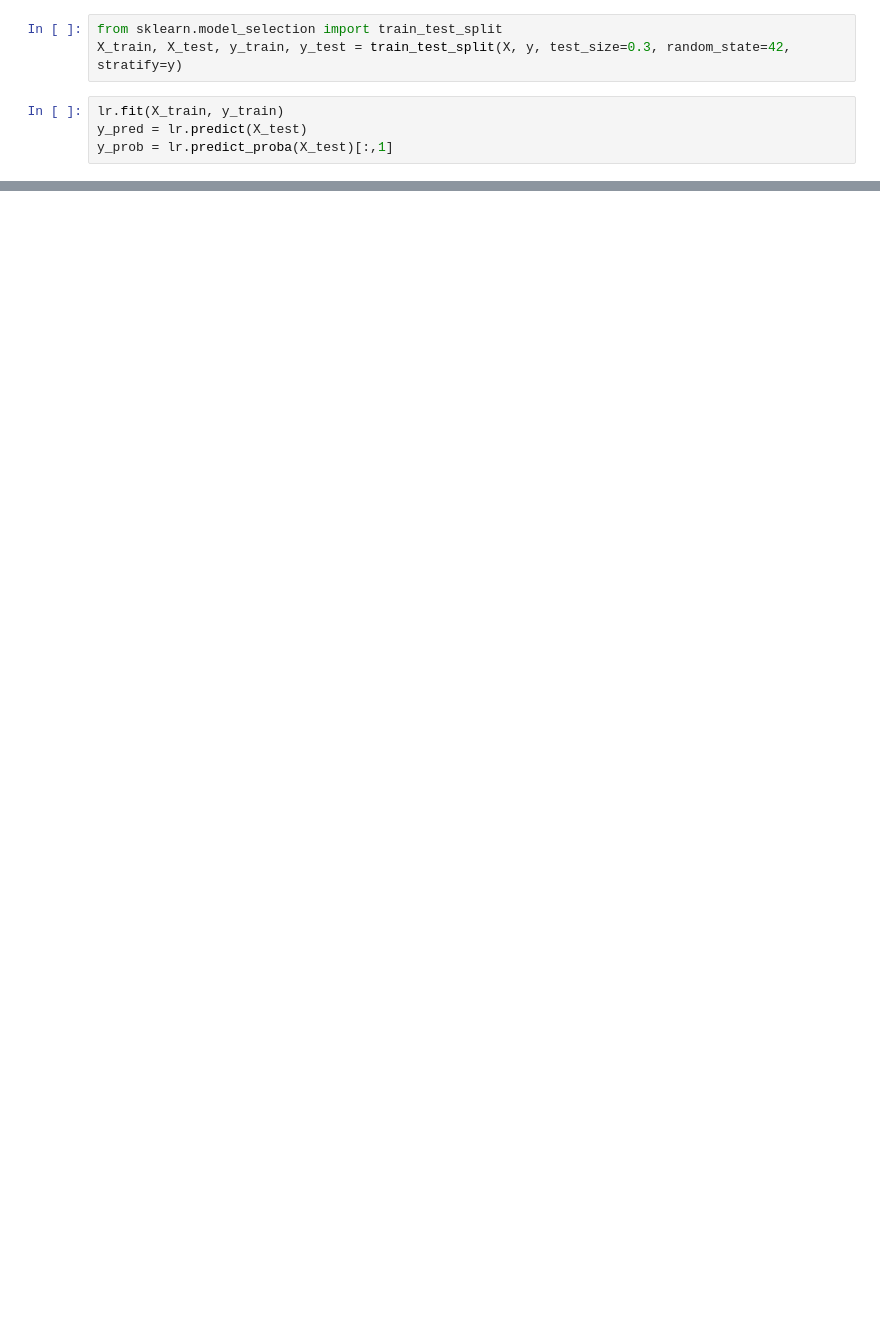
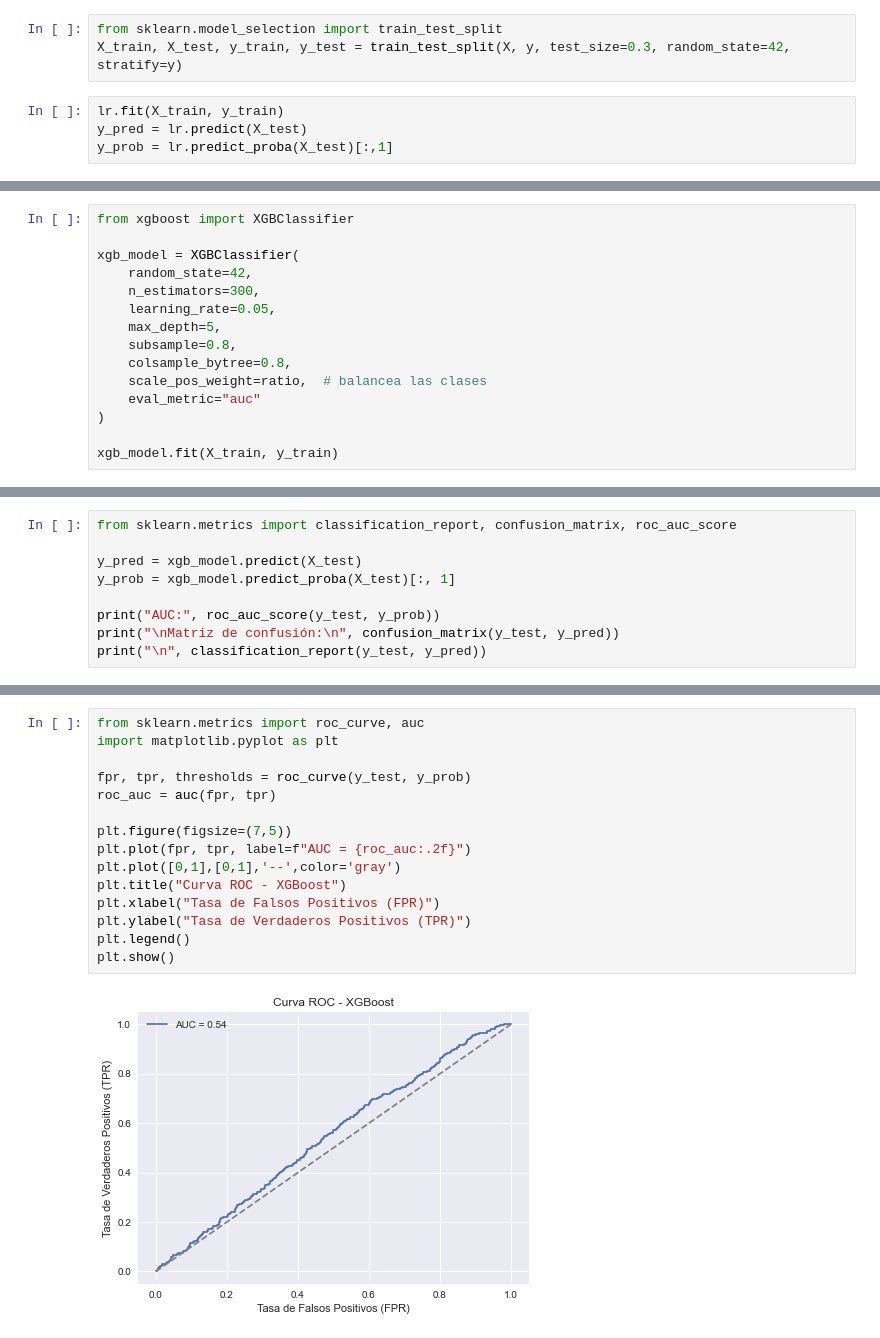
Before and after one commit to NestorDiazDataSC/Analisis_de_Datos, a Jupyter notebook: Credit_Card/CreditCard.ipynb, the cells around one changed output, grey strips where cells are left out. Drawn from its saved outputs; the diff is of its cells as text; blank space fills up the shorter version.

```diff
--- a/Credit_Card/CreditCard.ipynb
+++ b/Credit_Card/CreditCard.ipynb
@@ -639,0 +827,15 @@ mostrar_metricas(y_test, y_pred_xgb, y_prob_xgb, "XGBoost")
+# %%
+from xgboost import XGBClassifier
+
+xgb_model = XGBClassifier(
+    random_state=42,
+    n_estimators=300,
+    learning_rate=0.05,
+    max_depth=5,
+    subsample=0.8,
+    colsample_bytree=0.8,
+    scale_pos_weight=ratio,  # balancea las clases
+    eval_metric="auc"
+)
+
+xgb_model.fit(X_train, y_train)
@@ -639,0 +854,9 @@ mostrar_metricas(y_test, y_pred_xgb, y_prob_xgb, "XGBoost")
+# %%
+from sklearn.metrics import classification_report, confusion_matrix, roc_auc_score
+
+y_pred = xgb_model.predict(X_test)
+y_prob = xgb_model.predict_proba(X_test)[:, 1]
+
+print("AUC:", roc_auc_score(y_test, y_prob))
+print("\nMatriz de confusión:\n", confusion_matrix(y_test, y_pred))
+print("\n", classification_report(y_test, y_pred))
@@ -639,0 +893,17 @@ mostrar_metricas(y_test, y_pred_xgb, y_prob_xgb, "XGBoost")
+# %%
+from sklearn.metrics import roc_curve, auc
+import matplotlib.pyplot as plt
+
+fpr, tpr, thresholds = roc_curve(y_test, y_prob)
+roc_auc = auc(fpr, tpr)
+
+plt.figure(figsize=(7,5))
+plt.plot(fpr, tpr, label=f"AUC = {roc_auc:.2f}")
+plt.plot([0,1],[0,1],'--',color='gray')
+plt.title("Curva ROC - XGBoost")
+plt.xlabel("Tasa de Falsos Positivos (FPR)")
+plt.ylabel("Tasa de Verdaderos Positivos (TPR)")
+plt.legend()
+plt.show()
+# %% [output]
+[figure, added]
```
Also changed, not shown: parts of 48 cells of this notebook.
